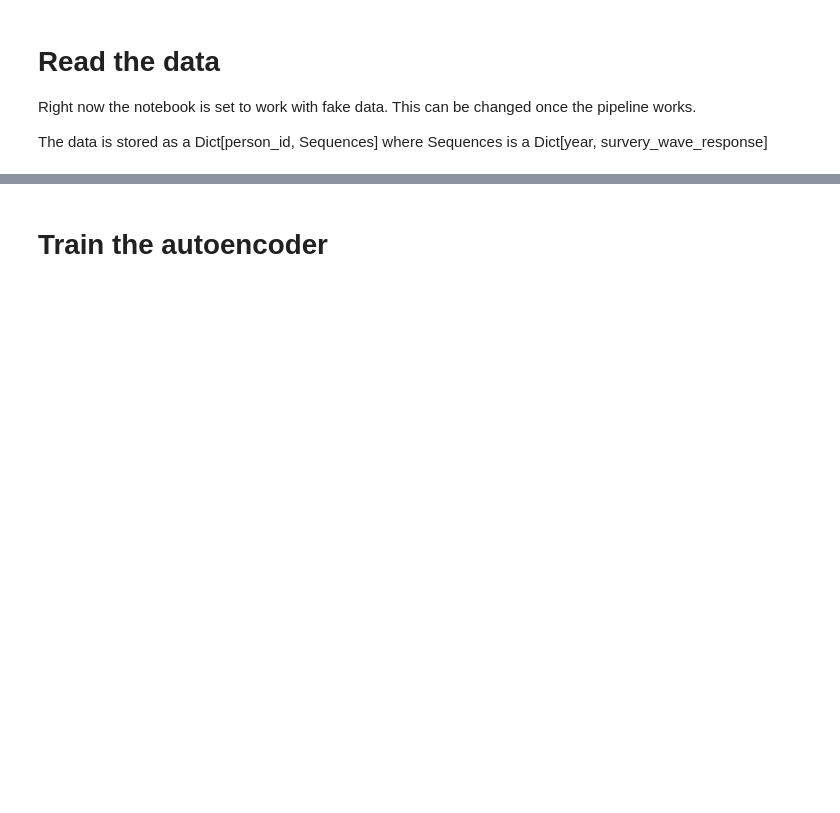
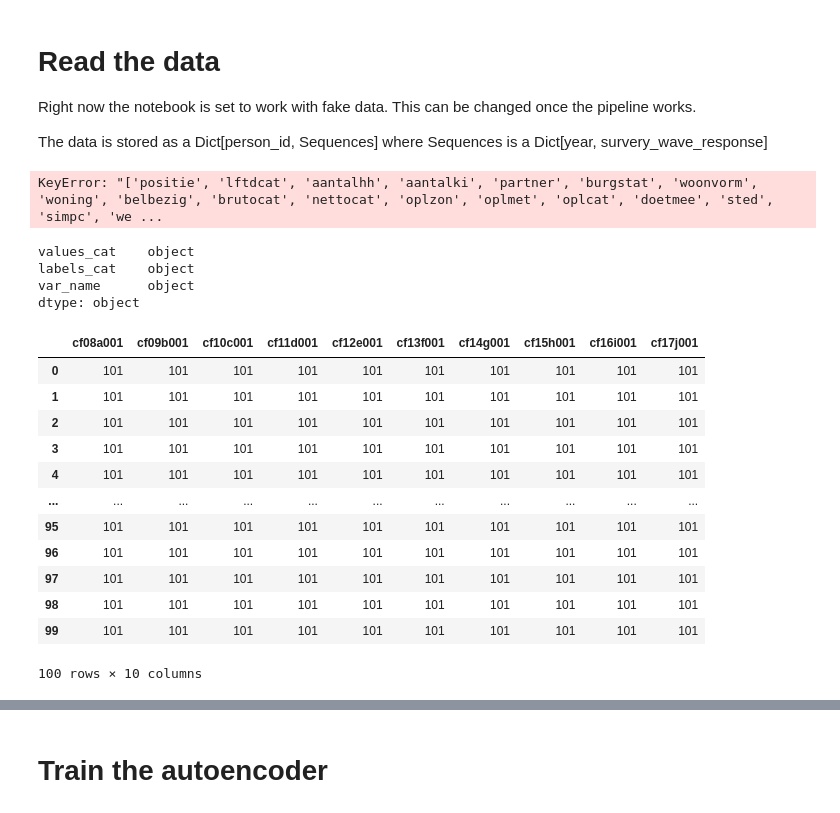
Before and after one commit to Lasse-mohr/fertility-prediction-challenge, a Jupyter notebook: train_pipeline.ipynb, the cells around one changed output, grey strips where cells are left out. Saved outputs shown, nothing was run; the diff lists cells and outputs as text; code cells hidden in the pictures; blank space fills up the shorter version.

Commit message:
Working on encoding_pipeline without codebook

```diff
--- a/train_pipeline.ipynb
+++ b/train_pipeline.ipynb
@@ -43,10 +51,13 @@ Using MPS (Metal Performance Shaders) device
 Right now the notebook is set to work with fake data. This can be changed once the pipeline works.
 
 The data is stored as a Dict[person_id, Sequences] where Sequences is a Dict[year, survery_wave_response]
+# %%
+import os
+path = os.getcwd()
 # %%
 # read in data and prepare transformations
-data = pl.read_csv("data/training_data/PreFer_train_data.csv",
-                     infer_schema_length=7418).to_pandas()
-targets = pd.read_csv('data/training_data/PreFer_train_outcome.csv')
+data = pd.read_csv(path + "/data/training/PreFer_train_data.csv", nrows=100)#,
+                     #infer_schema_length=7418).to_pandas()
+targets = pd.read_csv('data/training/PreFer_train_outcome.csv')
 codebook = pd.read_csv('data/codebooks/PreFer_codebook.csv')
 # %%
@@ -53,0 +76,28 @@ sequences = encoding_pipeline(data, codebook)
+# %%
+categorical_columns = codebook[codebook.type_var == 'categorical'].var_name
+# %%
+test_data = data[categorical_columns]
+# %% [output]
+KeyError: "['positie', 'lftdcat', 'aantalhh', 'aantalki', 'partner', 'burgstat', 'woonvorm', 'woning', 'belbezig', 'brutocat', 'nettocat', 'oplzon', 'oplmet', 'oplcat', 'doetmee', 'sted', 'simpc', 'we ...
+# %%
+test = CategoricalTransformer()
+test.fit(codebook=None, use_codebook=False)
+test.transform(test_data)
+# %% [output]
+values_cat    object
+labels_cat    object
+var_name      object
+dtype: object
+|  | cf08a001 | cf09b001 | cf10c001 | cf11d001 | cf12e001 | cf13f001 | cf14g001 | cf15h001 | cf16i001 | cf17j001 |
+| 0 | 101 | 101 | 101 | 101 | 101 | 101 | 101 | 101 | 101 | 101 |
+| 1 | 101 | 101 | 101 | 101 | 101 | 101 | 101 | 101 | 101 | 101 |
+| 2 | 101 | 101 | 101 | 101 | 101 | 101 | 101 | 101 | 101 | 101 |
+| 3 | 101 | 101 | 101 | 101 | 101 | 101 | 101 | 101 | 101 | 101 |
+| 4 | 101 | 101 | 101 | 101 | 101 | 101 | 101 | 101 | 101 | 101 |
+| ... | ... | ... | ... | ... | ... | ... | ... | ... | ... | ... |
+| 95 | 101 | 101 | 101 | 101 | 101 | 101 | 101 | 101 | 101 | 101 |
+| 96 | 101 | 101 | 101 | 101 | 101 | 101 | 101 | 101 | 101 | 101 |
+| 97 | 101 | 101 | 101 | 101 | 101 | 101 | 101 | 101 | 101 | 101 |
+| 98 | 101 | 101 | 101 | 101 | 101 | 101 | 101 | 101 | 101 | 101 |
+| 99 | 101 | 101 | 101 | 101 | 101 | 101 | 101 | 101 | 101 | 101 |
+100 rows × 10 columns
```
Also changed, not shown: parts of 11 cells of this notebook, 9 other files.
